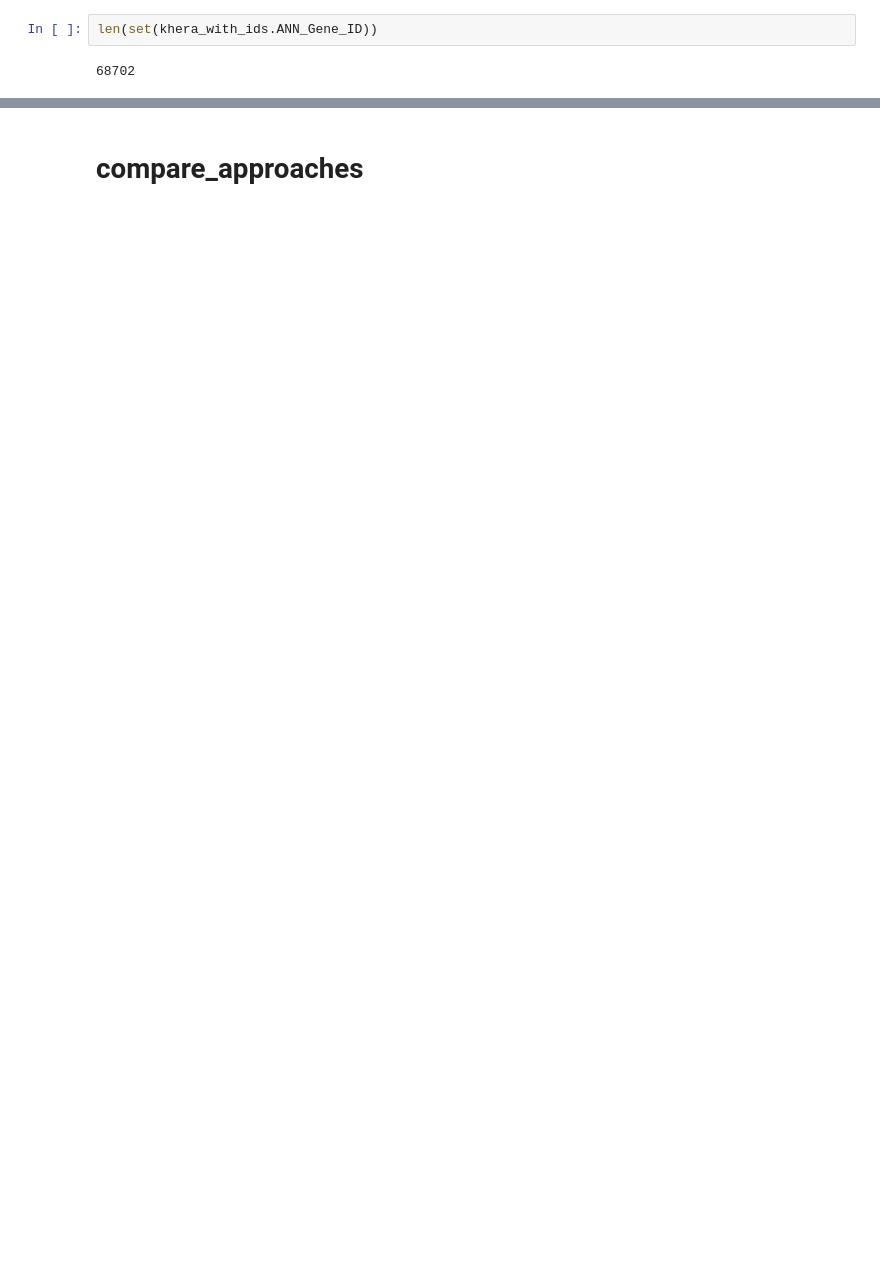
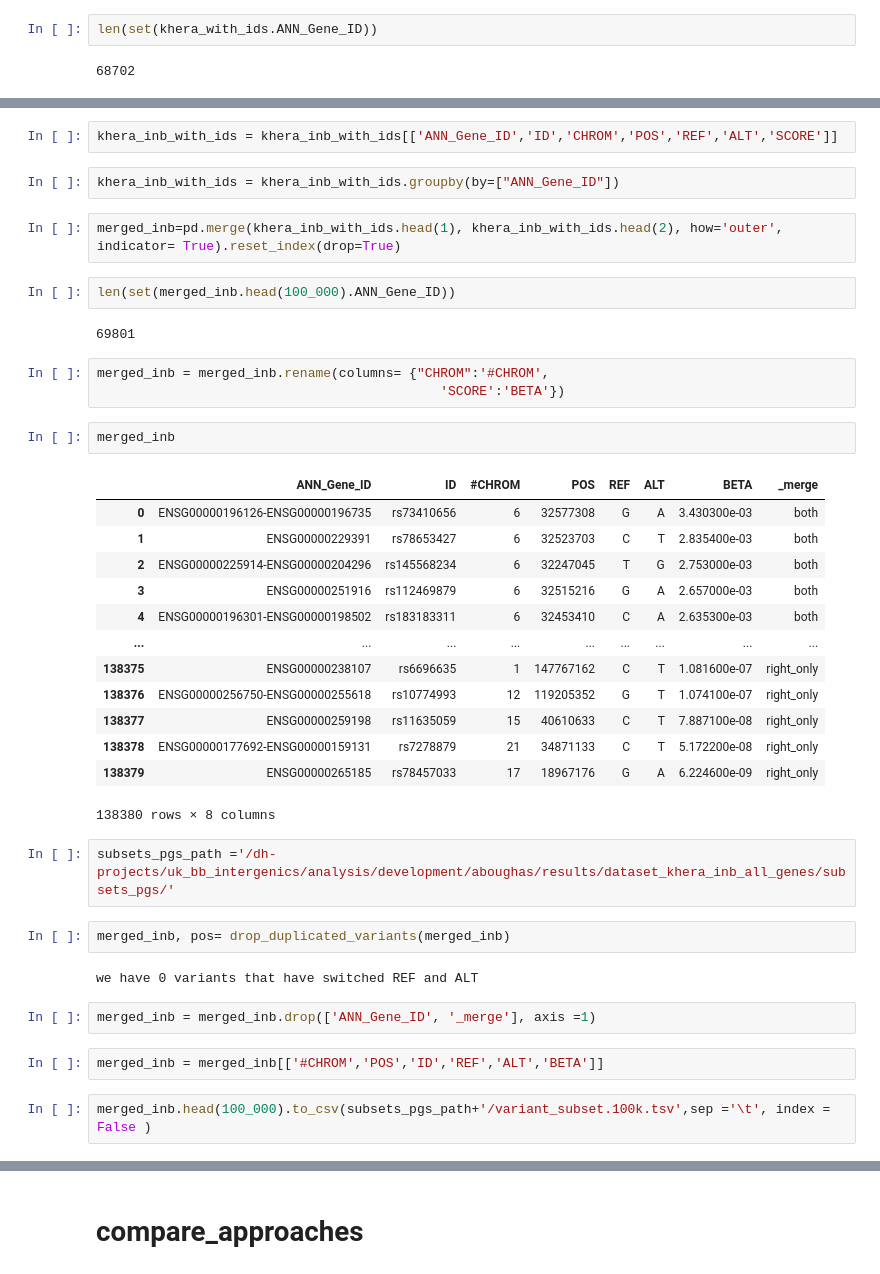
Before and after one commit to SedraAbouGhaloun/qtls, a Jupyter notebook: sort_and_prepare.ipynb, the cells around one changed output, grey strips where cells are left out. Saved outputs shown, nothing was run; the diff lists cells and outputs as text; blank space fills up the shorter version.

```diff
--- a/sort_and_prepare.ipynb
+++ b/sort_and_prepare.ipynb
@@ -945,0 +1264,41 @@ merged_khera.head(100_000).to_csv('dataset_khera_chd_all_genes/dataset_khera_chd
+# %%
+khera_inb_with_ids = khera_inb_with_ids[['ANN_Gene_ID','ID','CHROM','POS','REF','ALT','SCORE']]
+# %%
+khera_inb_with_ids = khera_inb_with_ids.groupby(by=["ANN_Gene_ID"])
+# %%
+merged_inb=pd.merge(khera_inb_with_ids.head(1), khera_inb_with_ids.head(2), how='outer', indicator= True).reset_index(drop=True)
+# %%
+len(set(merged_inb.head(100_000).ANN_Gene_ID))
+# %% [output]
+69801
+# %%
+merged_inb = merged_inb.rename(columns= {"CHROM":'#CHROM',
+                                            'SCORE':'BETA'})
+# %%
+merged_inb
+# %% [output]
+|  | ANN_Gene_ID | ID | #CHROM | POS | REF | ALT | BETA | _merge |
+| 0 | ENSG00000196126-ENSG00000196735 | rs73410656 | 6 | 32577308 | G | A | 3.430300e-03 | both |
+| 1 | ENSG00000229391 | rs78653427 | 6 | 32523703 | C | T | 2.835400e-03 | both |
+| 2 | ENSG00000225914-ENSG00000204296 | rs145568234 | 6 | 32247045 | T | G | 2.753000e-03 | both |
+| 3 | ENSG00000251916 | rs112469879 | 6 | 32515216 | G | A | 2.657000e-03 | both |
+| 4 | ENSG00000196301-ENSG00000198502 | rs183183311 | 6 | 32453410 | C | A | 2.635300e-03 | both |
+| ... | ... | ... | ... | ... | ... | ... | ... | ... |
+| 138375 | ENSG00000238107 | rs6696635 | 1 | 147767162 | C | T | 1.081600e-07 | right_only |
+| 138376 | ENSG00000256750-ENSG00000255618 | rs10774993 | 12 | 119205352 | G | T | 1.074100e-07 | right_only |
+| 138377 | ENSG00000259198 | rs11635059 | 15 | 40610633 | C | T | 7.887100e-08 | right_only |
+| 138378 | ENSG00000177692-ENSG00000159131 | rs7278879 | 21 | 34871133 | C | T | 5.172200e-08 | right_only |
+| 138379 | ENSG00000265185 | rs78457033 | 17 | 18967176 | G | A | 6.224600e-09 | right_only |
+138380 rows × 8 columns
+# %%
+subsets_pgs_path ='/dh-projects/uk_bb_intergenics/analysis/development/aboughas/results/dataset_khera_inb_all_genes/subsets_pgs/'
+# %%
+merged_inb, pos= drop_duplicated_variants(merged_inb)
+# %% [output]
+we have 0 variants that have switched REF and ALT
+# %%
+merged_inb = merged_inb.drop(['ANN_Gene_ID', '_merge'], axis =1)
+# %%
+merged_inb = merged_inb[['#CHROM','POS','ID','REF','ALT','BETA']]
+# %%
+merged_inb.head(100_000).to_csv(subsets_pgs_path+'/variant_subset.100k.tsv',sep ='\t', index = False )
```
Also changed, not shown: parts of 147 cells of this notebook.
